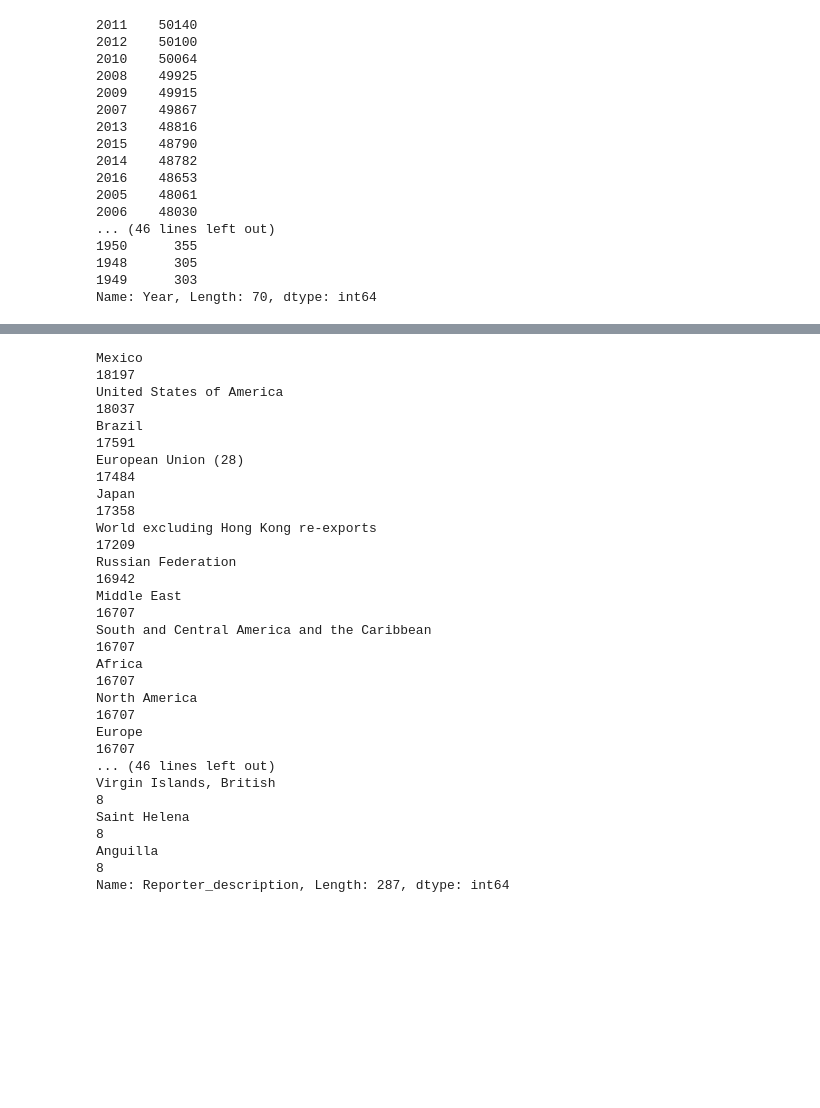
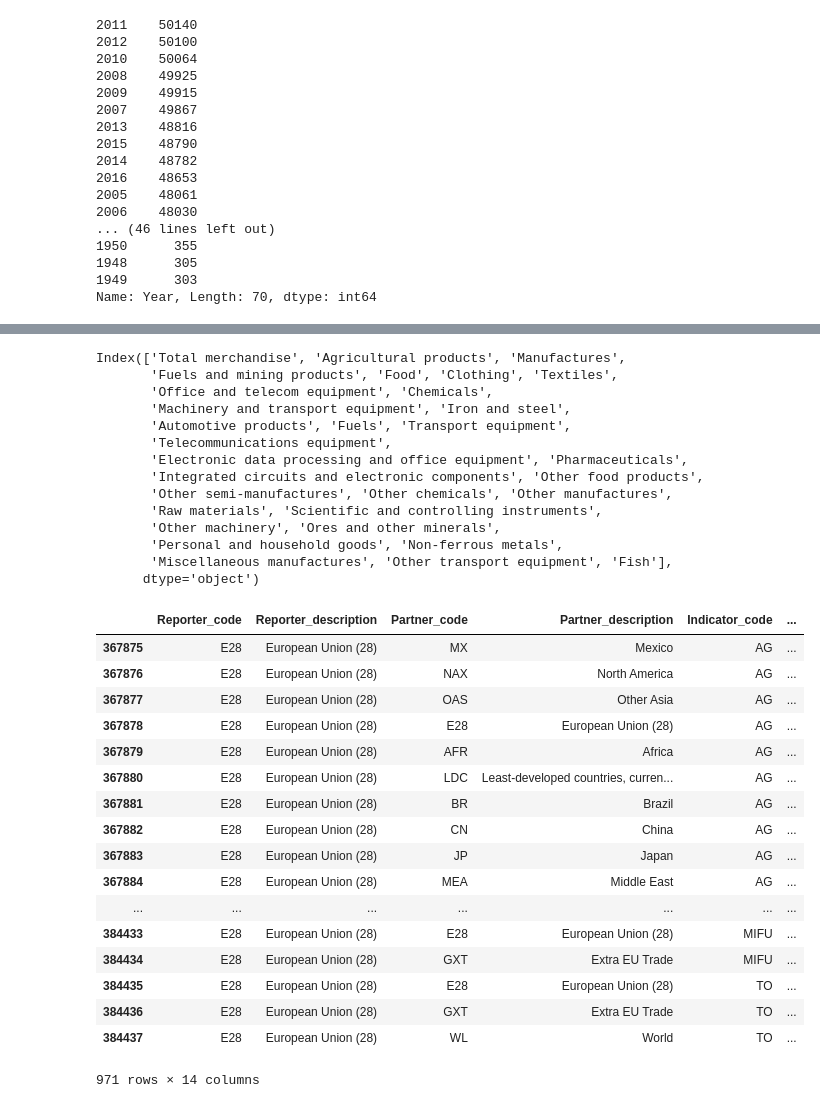
Before and after one commit to gbaasch/data_mining, a Jupyter notebook: eda.ipynb, the cells around one changed output, grey strips where cells are left out. Drawn from its saved outputs; the diff is of its cells as text; code cells hidden in the pictures; blank space fills up the shorter version.

```diff
--- a/eda.ipynb
+++ b/eda.ipynb
@@ -74,20 +91,38 @@ Name: Partner_description, dtype: int64
 # %%
-data.Reporter_description.value_counts()
+data.Indicator_description.value_counts().index
 # %% [output]
-Mexico                                                                                    18197
-United States of America                                                                  18037
-Brazil                                                                                    17591
-European Union (28)                                                                       17484
-Japan                                                                                     17358
-World excluding Hong Kong re-exports                                                      17209
-Russian Federation                                                                        16942
-Middle East                                                                               16707
-South and Central America and the Caribbean                                               16707
-Africa                                                                                    16707
-North America                                                                             16707
-Europe                                                                                    16707
-... (46 lines left out)
-Virgin Islands, British                                                                       8
-Saint Helena                                                                                  8
-Anguilla                                                                                      8
-Name: Reporter_description, Length: 287, dtype: int64
+Index(['Total merchandise', 'Agricultural products', 'Manufactures',
+       'Fuels and mining products', 'Food', 'Clothing', 'Textiles',
+       'Office and telecom equipment', 'Chemicals',
+       'Machinery and transport equipment', 'Iron and steel',
+       'Automotive products', 'Fuels', 'Transport equipment',
+       'Telecommunications equipment',
+       'Electronic data processing and office equipment', 'Pharmaceuticals',
+       'Integrated circuits and electronic components', 'Other food products',
+       'Other semi-manufactures', 'Other chemicals', 'Other manufactures',
+       'Raw materials', 'Scientific and controlling instruments',
+       'Other machinery', 'Ores and other minerals',
+       'Personal and household goods', 'Non-ferrous metals',
+       'Miscellaneous manufactures', 'Other transport equipment', 'Fish'],
+      dtype='object')
+# %%
+data[(data['Year'] == 2000) & (data['Reporter_description'] == 'European Union (28)')]
+# %% [output]
+|  | Reporter_code | Reporter_description | Partner_code | Partner_description | Indicator_code | ... |
+| 367875 | E28 | European Union (28) | MX | Mexico | AG | ... |
+| 367876 | E28 | European Union (28) | NAX | North America | AG | ... |
+| 367877 | E28 | European Union (28) | OAS | Other Asia | AG | ... |
+| 367878 | E28 | European Union (28) | E28 | European Union (28) | AG | ... |
+| 367879 | E28 | European Union (28) | AFR | Africa | AG | ... |
+| 367880 | E28 | European Union (28) | LDC | Least-developed countries, curren... | AG | ... |
+| 367881 | E28 | European Union (28) | BR | Brazil | AG | ... |
+| 367882 | E28 | European Union (28) | CN | China | AG | ... |
+| 367883 | E28 | European Union (28) | JP | Japan | AG | ... |
+| 367884 | E28 | European Union (28) | MEA | Middle East | AG | ... |
+| ... | ... | ... | ... | ... | ... | ... |
+| 384433 | E28 | European Union (28) | E28 | European Union (28) | MIFU | ... |
+| 384434 | E28 | European Union (28) | GXT | Extra EU Trade | MIFU | ... |
+| 384435 | E28 | European Union (28) | E28 | European Union (28) | TO | ... |
+| 384436 | E28 | European Union (28) | GXT | Extra EU Trade | TO | ... |
+| 384437 | E28 | European Union (28) | WL | World | TO | ... |
+971 rows × 14 columns
```
Also changed, not shown: parts of 8 cells of this notebook, 2 other files.
